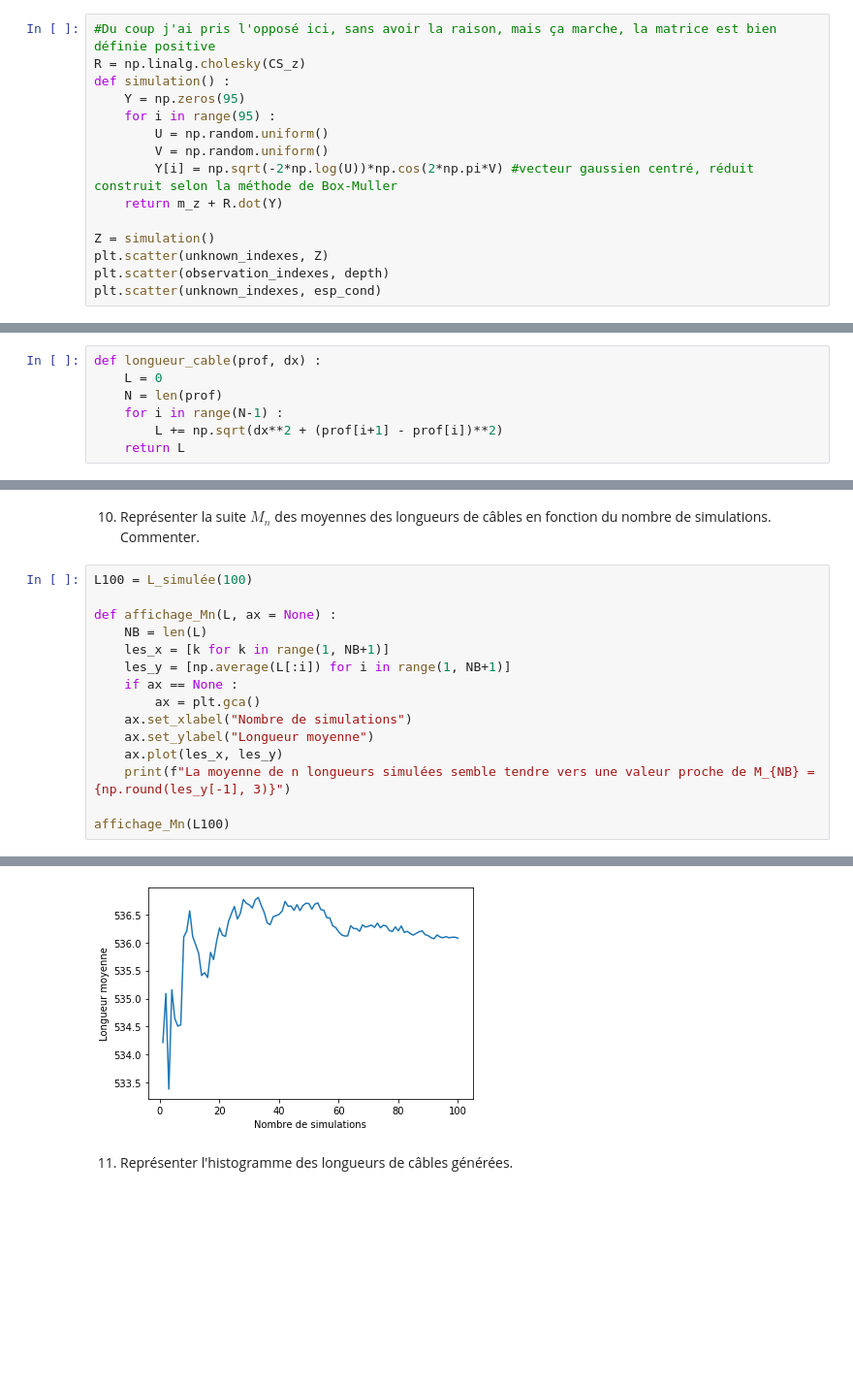
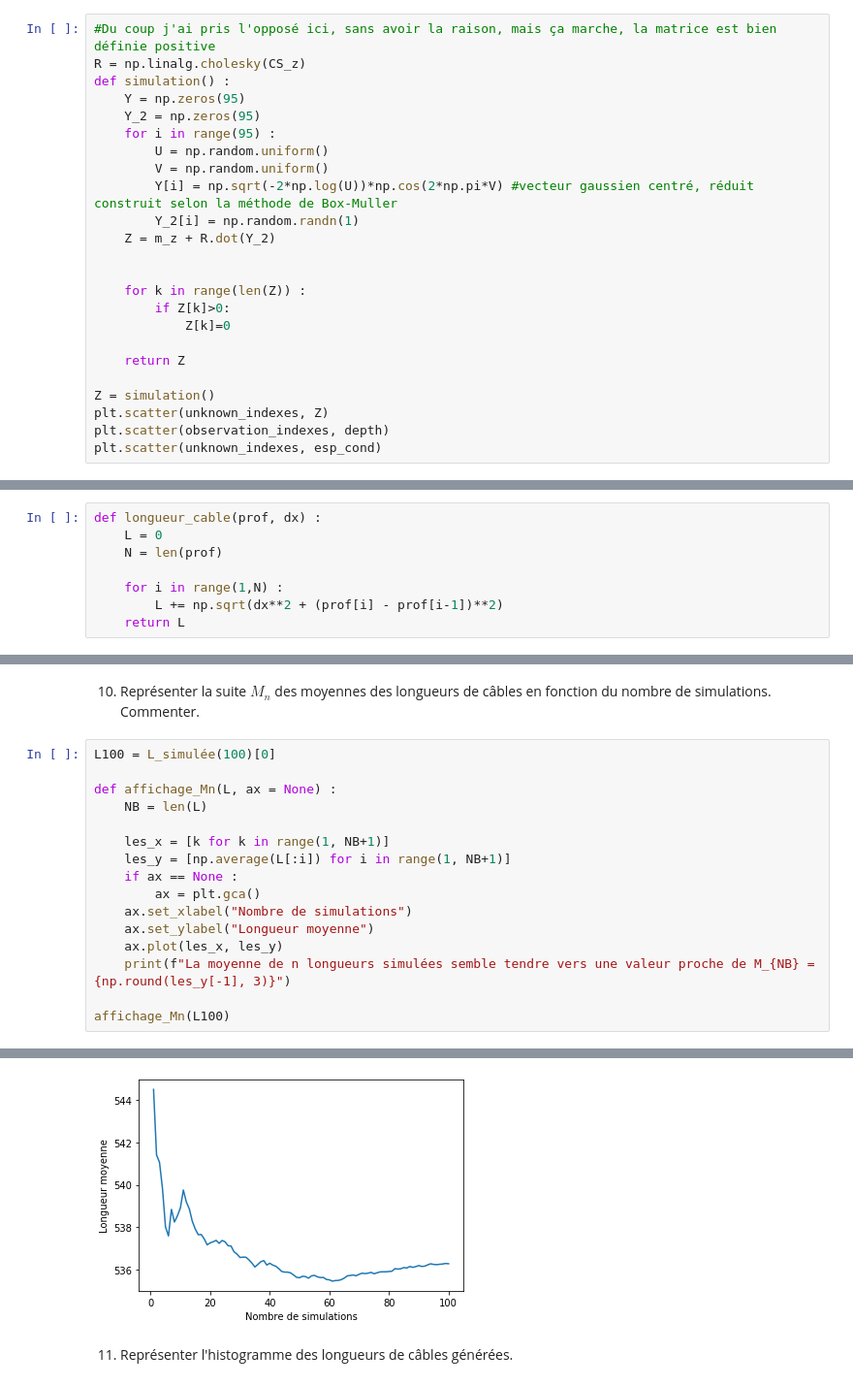
Before and after one commit to 19foliard/projet_probas, a Jupyter notebook: Projet numérique de Probabilités.ipynb, the cells around one changed output, grey strips where cells are left out. Shown: that part at 97% size. Saved outputs shown, nothing was run; the diff lists cells and outputs as text; blank space fills up the shorter version.

```diff
--- a/Projet numérique de Probabilités.ipynb
+++ b/Projet numérique de Probabilités.ipynb
@@ -212,11 +218,20 @@ Cette allure traduit bien le fait que la profondeur est de moins en moins bien c
 R = np.linalg.cholesky(CS_z)
 def simulation() :
     Y = np.zeros(95)
+    Y_2 = np.zeros(95)
     for i in range(95) :
         U = np.random.uniform()
         V = np.random.uniform()
         Y[i] = np.sqrt(-2*np.log(U))*np.cos(2*np.pi*V) #vecteur gaussien centré, réduit construit selon la méthode de Box-Muller
-    return m_z + R.dot(Y)
+        Y_2[i] = np.random.randn(1)
+    Z = m_z + R.dot(Y_2)
+
+
+    for k in range(len(Z)) :
+        if Z[k]>0:
+            Z[k]=0
+
+    return Z
 
 Z = simulation()
 plt.scatter(unknown_indexes, Z)
@@ -231,8 +246,9 @@ plt.scatter(unknown_indexes, esp_cond)
 def longueur_cable(prof, dx) :
     L = 0
     N = len(prof)
-    for i in range(N-1) :
-        L += np.sqrt(dx**2 + (prof[i+1] - prof[i])**2)
+
+    for i in range(1,N) :
+        L += np.sqrt(dx**2 + (prof[i] - prof[i-1])**2)
     return L
 # %% [markdown]
 9. Utiliser cette fonction pour calculer la longueur du câble à partir de 100 simulations. Comparer l'espérance conditionnelle (estimée) de la longueur avec la longueur de l'espérance conditionnelle.
@@ -267,10 +288,11 @@ Cela s'explique par le fait que l'espérance conditionnelle a une allure "lissé
 # %% [markdown]
 10. Représenter la suite $M_n$ des moyennes des longueurs de câbles en fonction du nombre de simulations. Commenter.
 # %%
-L100 = L_simulée(100)
+L100 = L_simulée(100)[0]
 
 def affichage_Mn(L, ax = None) :
     NB = len(L)
+
     les_x = [k for k in range(1, NB+1)]
     les_y = [np.average(L[:i]) for i in range(1, NB+1)]
     if ax == None :
@@ -286,4 +308,4 @@ La moyenne de n longueurs simulées semble tendre vers une valeur proche de M_10
-[figure, old version]
+[figure, new version]
 # %% [markdown]
 11. Représenter l'histogramme des longueurs de câbles générées.
 # %%
```
Also changed, not shown: parts of 6 cells of this notebook.
